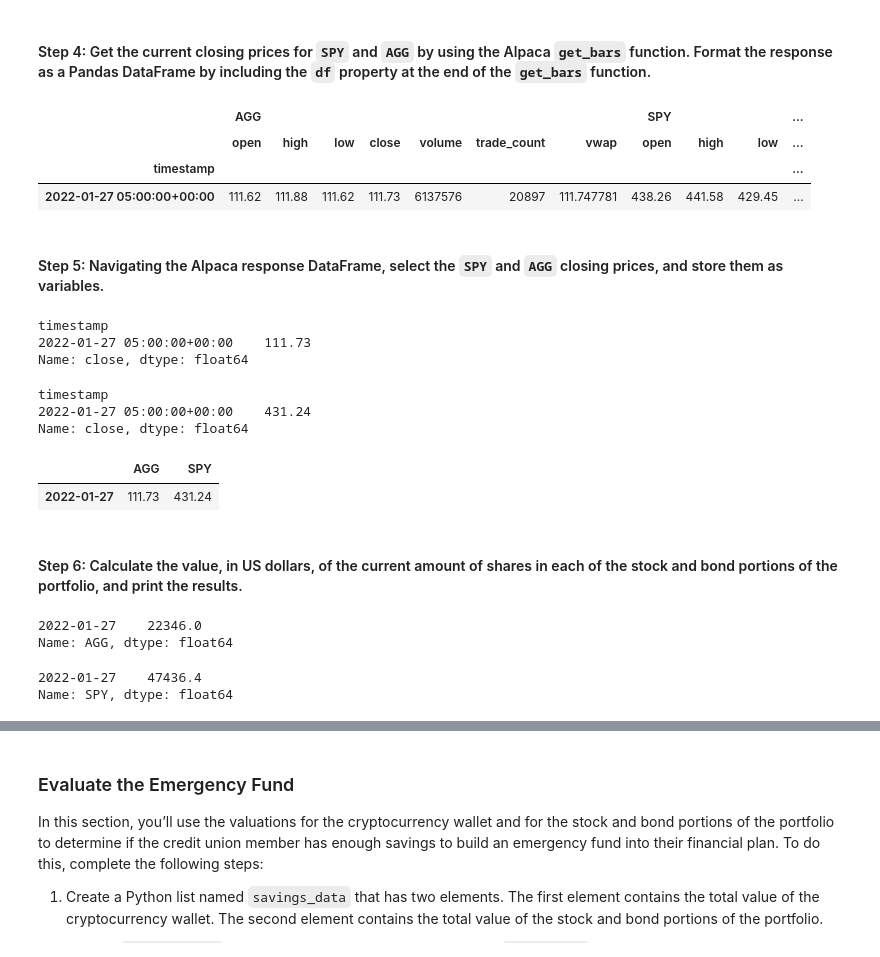
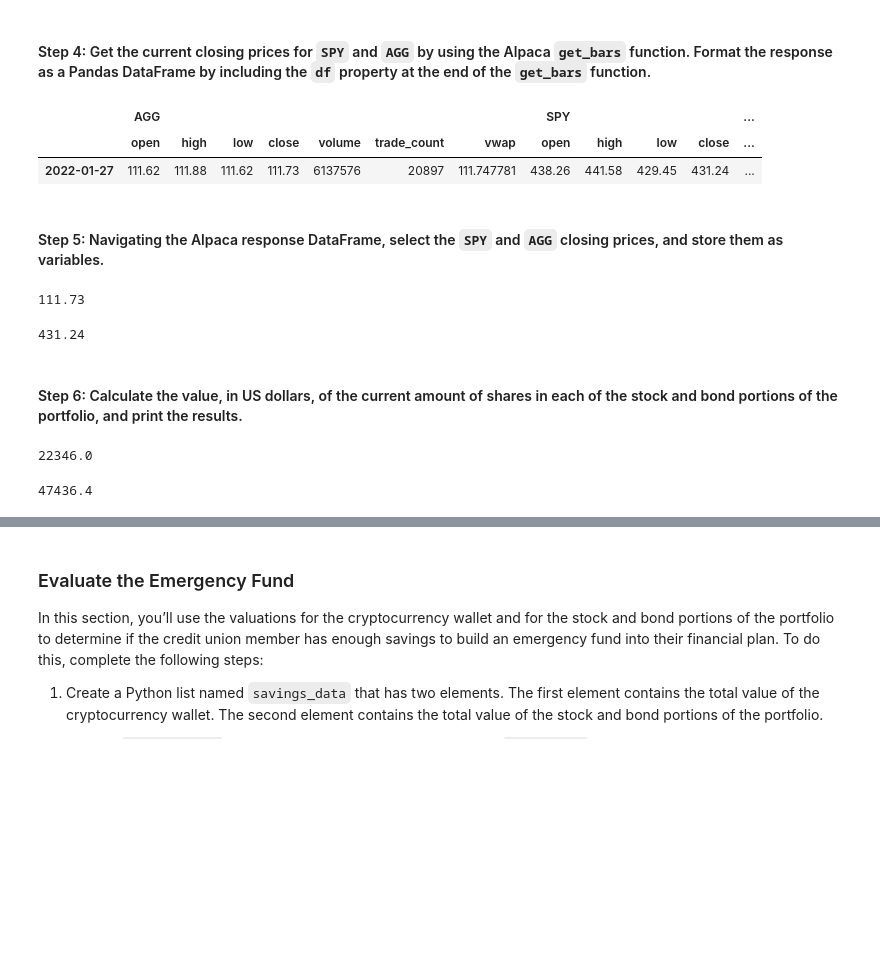
Before and after one commit to SkyRanger05/Module-Challenges, a Jupyter notebook: financial_planning_tools.ipynb, the cells around one changed output, grey strips where cells are left out. Saved outputs shown, nothing was run; the diff lists cells and outputs as text; code cells hidden in the pictures; blank space fills up the shorter version.

Commit message:
Added dataframe & pie chart

```diff
--- a/financial_planning_tools.ipynb
+++ b/financial_planning_tools.ipynb
@@ -284,31 +290,31 @@ end_date = pd.Timestamp('2022-01-27', tz='America/New_York').isoformat()
 # %%
 # Use the Alpaca get_bars function to get current closing prices the portfolio
 # Be sure to set the `df` property after the function to format the response object as a DataFrame
 df_portfolio = alpaca.get_bars(
     tickers,
     timeframe,
     start = start_date,
     end= end_date
 ).df
 
 # Reorganize the DataFrame
 # Separate ticker data
 AGG = df_portfolio[df_portfolio['symbol'] == 'AGG'].drop('symbol', axis=1)
 SPY = df_portfolio[df_portfolio['symbol'] == 'SPY'].drop('symbol', axis=1)
 # Concatenate the ticker DataFrames
 df_portfolio = pd.concat(
     [AGG,SPY],
     axis=1,
     keys=['AGG','SPY']
 )
 
 # Review the first 5 rows of the Alpaca DataFrame
-df_portfolio.head()
+df_portfolio.index = df_portfolio.index.date
+df_portfolio
 # %% [output]
-|  | AGG |  |  |  |  |  |  | SPY |  |  | ... |
-|  | open | high | low | close | volume | trade_count | vwap | open | high | low | ... |
-| timestamp |  |  |  |  |  |  |  |  |  |  | ... |
-| 2022-01-27 05:00:00+00:00 | 111.62 | 111.88 | 111.62 | 111.73 | 6137576 | 20897 | 111.747781 | 438.26 | 441.58 | 429.45 | ... |
+|  | AGG |  |  |  |  |  |  | SPY |  |  |  | ... |
+|  | open | high | low | close | volume | trade_count | vwap | open | high | low | close | ... |
+| 2022-01-27 | 111.62 | 111.88 | 111.62 | 111.73 | 6137576 | 20897 | 111.747781 | 438.26 | 441.58 | 429.45 | 431.24 | ... |
 # %% [markdown]
 #### Step 5: Navigating the Alpaca response DataFrame, select the `SPY` and `AGG` closing prices, and store them as variables.
 # %%
@@ -316,56 +322,42 @@ df_portfolio.head()
 agg_close = df_portfolio['AGG']['close']
 
 # Converting the value to a floating point number
-agg_close_price = agg_close.astype('float')
+agg_close_price = float(df_portfolio['AGG']['close'])
 
 # Print the AGG closing price
+# agg_close_price.index = agg_close_price.index.date
 agg_close_price
 # %% [output]
-timestamp
-2022-01-27 05:00:00+00:00    111.73
-Name: close, dtype: float64
+111.73
 # %%
 # Access the closing price for SPY from the Alpaca DataFrame
 spy_close = df_portfolio['SPY']['close']
 # Converting the value to a floating point number
-spy_close_price = spy_close.astype('float')
+spy_close_price = float(df_portfolio['SPY']['close'])
 
-# Print the SPY closing price
+# # Print the SPY closing price
+# spy_close_price.index = spy_close_price.index.date
 spy_close_price
 # %% [output]
-timestamp
-2022-01-27 05:00:00+00:00    431.24
-Name: close, dtype: float64
+431.24
-# %%
-closing_prices_df = pd.DataFrame()
-closing_prices_df['AGG'] = agg_close_price
-closing_prices_df['SPY'] = spy_close_price
-
-closing_prices_df.index = closing_prices_df.index.date
-closing_prices_df
-# %% [output]
-|  | AGG | SPY |
-| 2022-01-27 | 111.73 | 431.24 |
 # %% [markdown]
 #### Step 6: Calculate the value, in US dollars, of the current amount of shares in each of the stock and bond portions of the portfolio, and print the results.
 # %%
 # Calculate the current value of the bond portion of the portfolio
-agg_value = closing_prices_df['AGG'] * agg_shares
+agg_value = agg_close_price * agg_shares
 
 # Print the current value of the bond portfolio
 agg_value
 # %% [output]
-2022-01-27    22346.0
-Name: AGG, dtype: float64
+22346.0
 # %%
 # Calculate the current value of the stock portion of the portfolio
-spy_value = closing_prices_df['SPY'] * spy_shares
+spy_value = spy_close_price * spy_shares
 
 # Print the current value of the stock portfolio
 spy_value
 # %% [output]
-2022-01-27    47436.4
-Name: SPY, dtype: float64
+47436.4
 # %%
 # Calculate the total value of the stock and bond portion of the portfolio
 total_stocks_bonds = agg_value + spy_value
```
Also changed, not shown: parts of 18 cells of this notebook.
